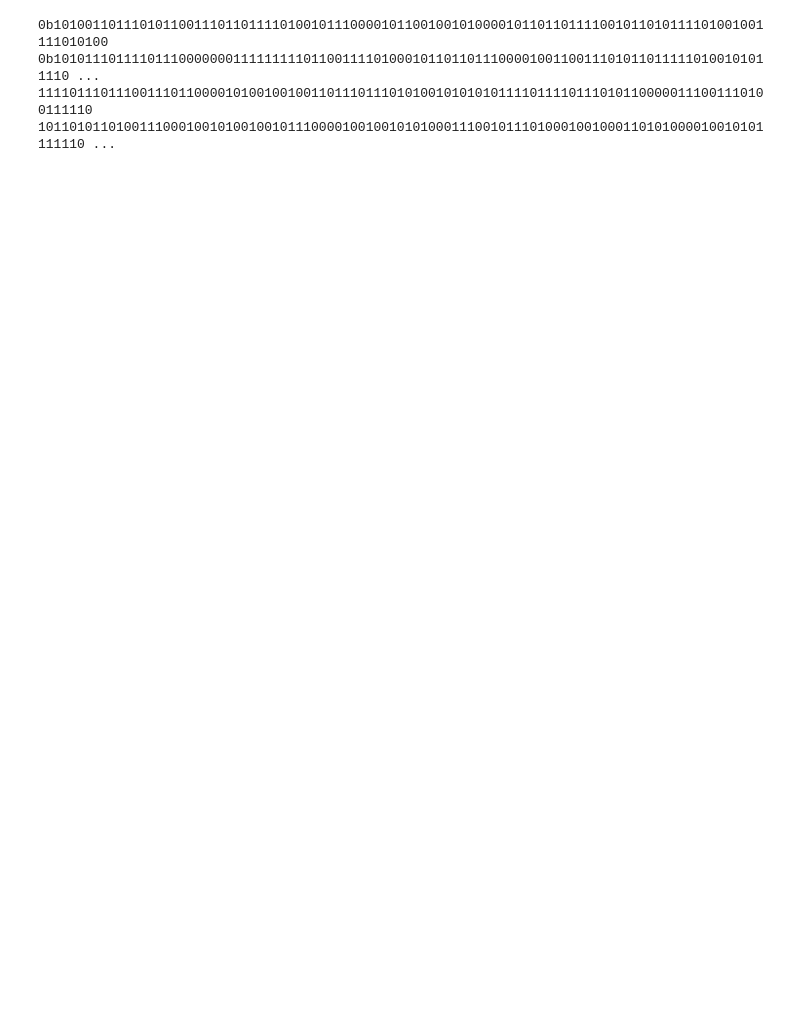
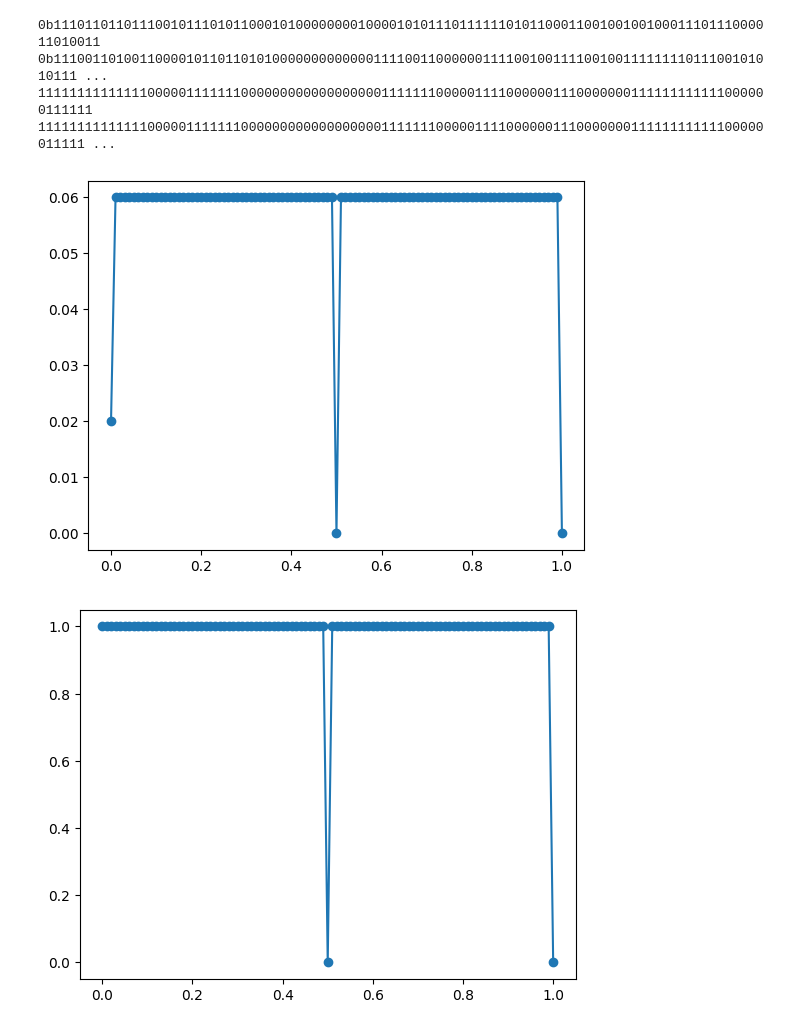
Before and after one commit to joshkarten/LabResearch, a Jupyter notebook: TestMonteCarloMethods.ipynb, the cells around one changed output. Saved outputs shown, nothing was run; the diff lists cells and outputs as text; code cells hidden in the pictures; blank space fills up the shorter version.

```diff
--- a/TestMonteCarloMethods.ipynb
+++ b/TestMonteCarloMethods.ipynb
@@ -12,8 +12,8 @@ random.seed(10)
 times = 5
 low_prob = 00
 high_prob = 100 + 1
-Beta =.1
-K = 1
+Beta =10000000
+K = -1
 num_chains = 2
 spacing = 10
 num_points = int(np.ceil((high_prob-low_prob)/spacing))
@@ -23,19 +48,40 @@ rep2 = random.getrandbits(length)
 print(bin(rep1),bin(rep2))
 lattice = [format(rep1, '0'+str(length)+'b'), format(rep2, '0'+str(length)+'b')]
                        #format(rep3, '0'+str(length)+'b')]
-for repeat in range((length**2)):
+recordferro[0, 0] += np.abs((lattice[0].count('1')+lattice[1].count('1')-lattice[0].count('0')-lattice[1].count('0'))/(2*length))
+for y in range(length):
+    for x in range(num_chains):
+        staggeredMagnetization[0, 0] += np.abs((-1)**(x+y+~int(lattice[x][y]))/(2*length))
+for i in range((length**2)):
     for y_pos in range(0, length): # this section takes about 1/100 s at length = 100, accounts for most of the run time
         for x_pos in range(0, num_chains):
-            E_i = energy(x_pos, y_pos, lattice, num_chains, length, K, True)
+            E_i = energy(x_pos, y_pos, lattice, num_chains, length, K, num_chains==2)
             old = lattice[x_pos]
             # noinspection PyTypeChecker
             lattice[x_pos] = format(int(lattice[x_pos], base=2) ^ (1 << (length - y_pos - 1)), '0' + str(length) + 'b')
-            E_f = energy(x_pos, y_pos, lattice, num_chains, length, K, True)
+            E_f = energy(x_pos, y_pos, lattice, num_chains, length, K, num_chains==2)
             if random.random() <= boltzmann_probability(E_i, E_f, Beta):
                 pass
             else:
                 lattice[x_pos] = old
+    if (i%100)==0 and i !=0 and i != (length**2)//2:
+        recordferro[0, i//100] += np.abs((lattice[0].count('1')+lattice[1].count('1')-lattice[0].count('0')-lattice[1].count('0'))/(2*length))
+
+        for y in range(length):
+            for x in range(num_chains):
+                staggeredMagnetization[0, i//100] += np.abs((-1)**(x+y+~int(lattice[x][y]))/(2*length))
 print(lattice[0],lattice[1])
 # %% [output]
-0b1010011011101011001110110111101001011100001011001001010000101101101111001011010111101001001111010100 0b10101110111101110000000111111111011001111010001011011011100001001100111010110111110100101011110 ...
-1111011101110011101100001010010010011011101110101001010101011110111101110101100000111001110100111110 101101011010011100010010100100101110000100100101010001110010111010001001000110101000010010101111110 ...
+0b111011011011100101110101100010100000000100001010111011111101011000110010010010001110111000011010011 0b111001101001100001011011010100000000000001111001100000011110010011110010011111111011100101010111 ...
+1111111111111100000111111100000000000000000011111110000011110000001110000000111111111111000000111111 111111111111110000011111110000000000000000001111111000001111000000111000000011111111111100000011111 ...
+# %%
+fig, ax = plt.subplots()
+ax.plot( np.linspace(0,1,time_size), np.abs(recordferro[0,:]), marker='o', label= "Magnetization")
+plt.show()
+fig, ax = plt.subplots()
+ax.plot( np.linspace(0,1,time_size), staggeredMagnetization[0,:], marker='o', label= "Staggered Magnetization")
+plt.show()
+#plt.imshow(lattice, cmap='hot',interpolation='nearest')
+# %% [output]
+[figure, added]
+[figure, added]
```
Also changed, not shown: parts of 1 cell of this notebook, 3 other files.
